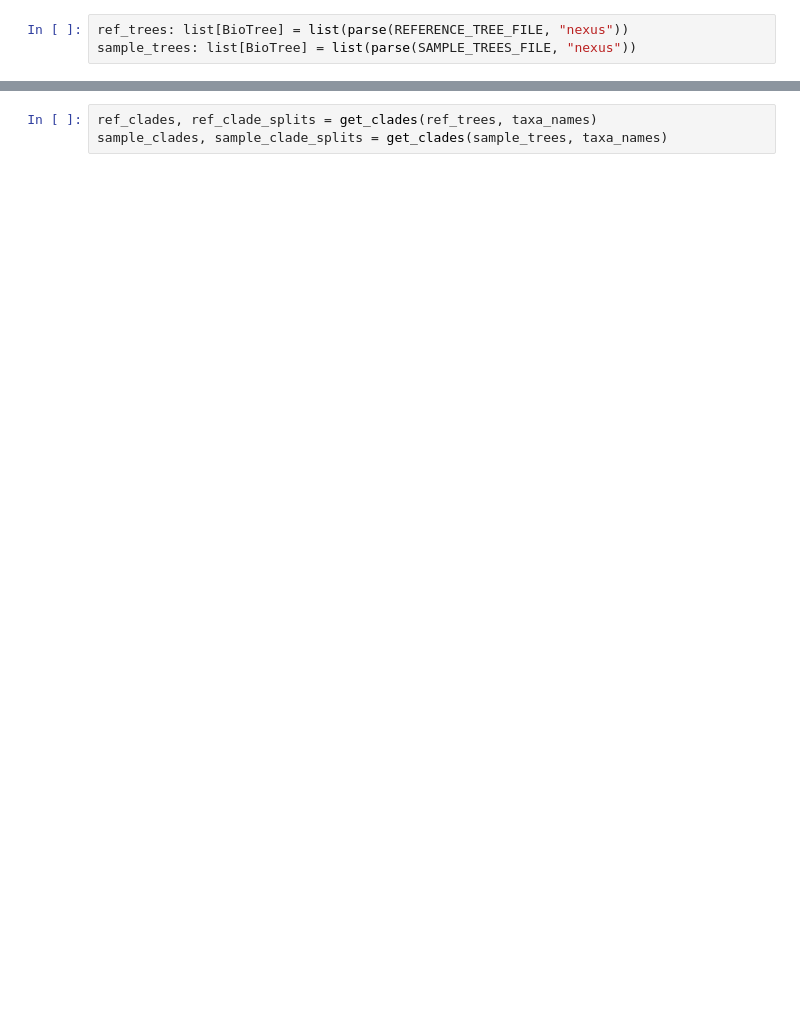
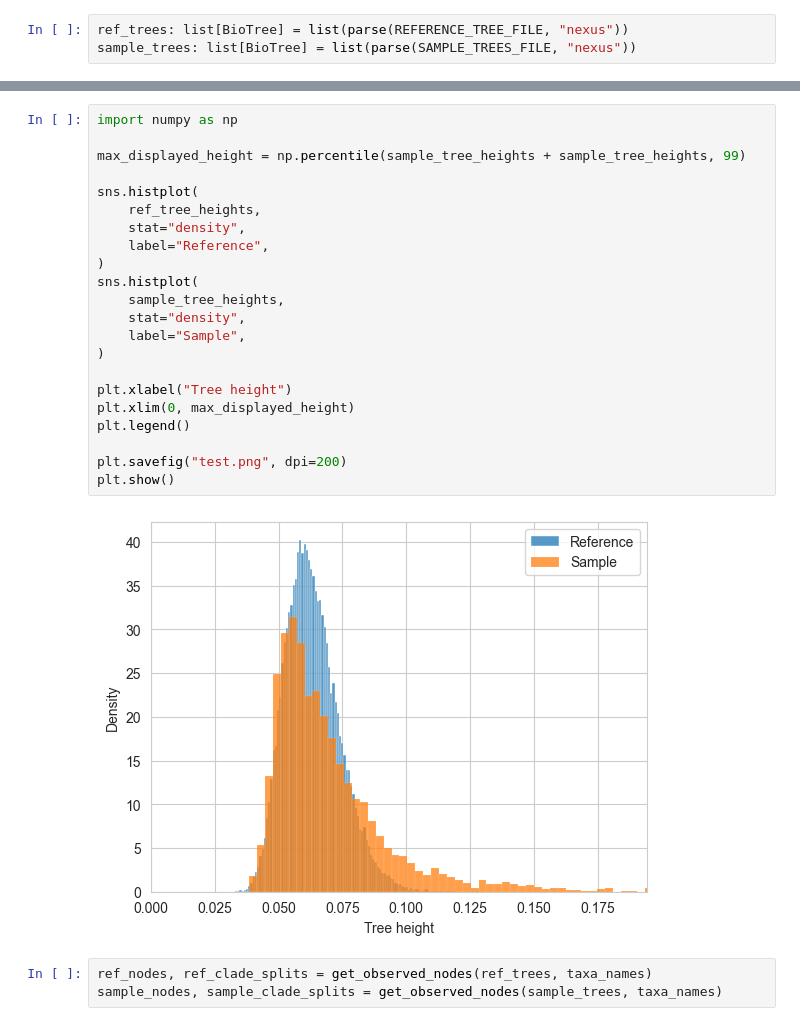
Before and after one commit to tochsner/ccd-validation, a Jupyter notebook: src/distribution_analysis/analyze_bccd_distribution.ipynb, the cells around one changed output, grey strips where cells are left out. Drawn from its saved outputs; the diff is of its cells as text; blank space fills up the shorter version.

```diff
--- a/src/distribution_analysis/analyze_bccd_distribution.ipynb
+++ b/src/distribution_analysis/analyze_bccd_distribution.ipynb
@@ -60,3 +33,27 @@ plt.show()
+# %%
+import numpy as np
+
+max_displayed_height = np.percentile(sample_tree_heights + sample_tree_heights, 99)
+
+sns.histplot(
+    ref_tree_heights,
+    stat="density",
+    label="Reference",
+)
+sns.histplot(
+    sample_tree_heights,
+    stat="density",
+    label="Sample",
+)
+
+plt.xlabel("Tree height")
+plt.xlim(0, max_displayed_height)
+plt.legend()
+
+plt.savefig("test.png", dpi=200)
+plt.show()
+# %% [output]
+[figure, added]
 # %%
-ref_clades, ref_clade_splits = get_clades(ref_trees, taxa_names)
-sample_clades, sample_clade_splits = get_clades(sample_trees, taxa_names)
+ref_nodes, ref_clade_splits = get_observed_nodes(ref_trees, taxa_names)
+sample_nodes, sample_clade_splits = get_observed_nodes(sample_trees, taxa_names)
```
Also changed, not shown: parts of 10 cells of this notebook, 7 other files.
